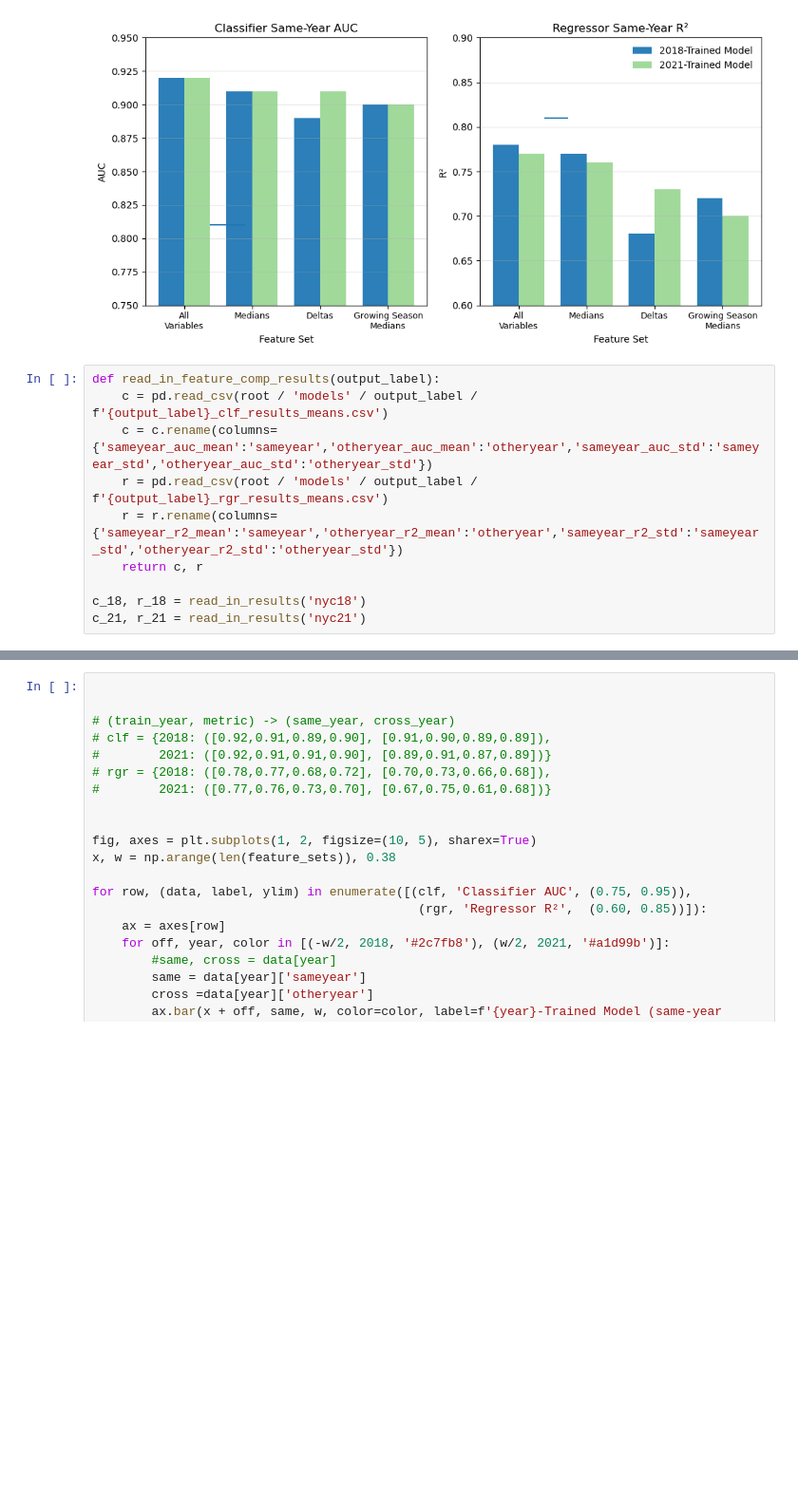
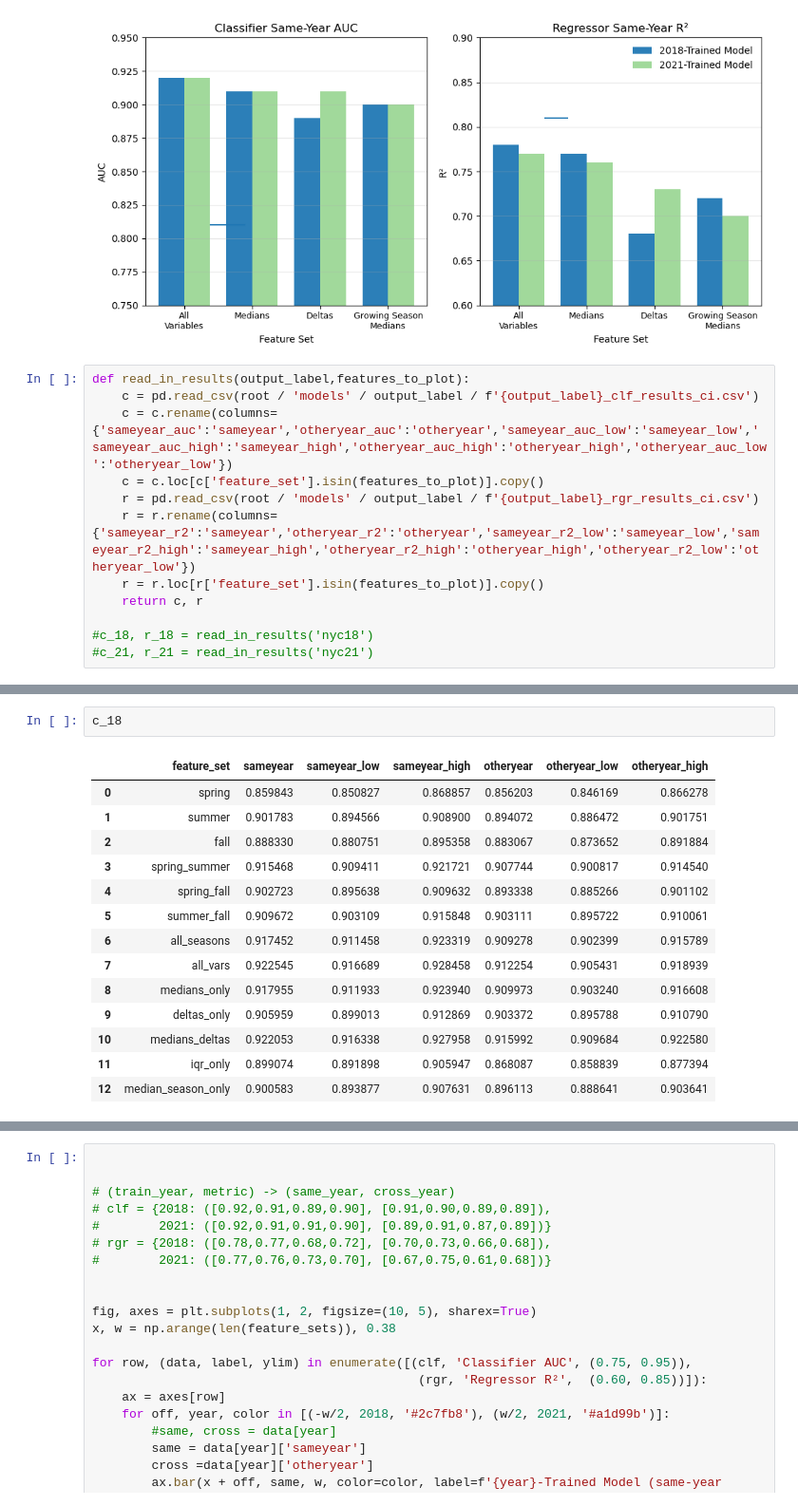
Before and after one commit to rosehanuy/nyc-tree-canopy, a Jupyter notebook: train_model_v2.ipynb, the cells around one changed output, grey strips where cells are left out. Shown at 95% size. Cells and saved outputs as stored; diff of their text form; blank space fills up the shorter version.

Commit message:
regroup feature sets for plot

```diff
--- a/train_model_v2.ipynb
+++ b/train_model_v2.ipynb
@@ -398,12 +439,14 @@ plt.tight_layout()
 # %% [output]
 [figure]
 # %%
-def read_in_feature_comp_results(output_label):
-    c = pd.read_csv(root / 'models' / output_label / f'{output_label}_clf_results_means.csv')
-    c = c.rename(columns={'sameyear_auc_mean':'sameyear','otheryear_auc_mean':'otheryear','sameyear_auc_std':'sameyear_std','otheryear_auc_std':'otheryear_std'})
-    r = pd.read_csv(root / 'models' / output_label / f'{output_label}_rgr_results_means.csv')
-    r = r.rename(columns={'sameyear_r2_mean':'sameyear','otheryear_r2_mean':'otheryear','sameyear_r2_std':'sameyear_std','otheryear_r2_std':'otheryear_std'})
+def read_in_results(output_label,features_to_plot):
+    c = pd.read_csv(root / 'models' / output_label / f'{output_label}_clf_results_ci.csv')
+    c = c.rename(columns={'sameyear_auc':'sameyear','otheryear_auc':'otheryear','sameyear_auc_low':'sameyear_low','sameyear_auc_high':'sameyear_high','otheryear_auc_high':'otheryear_high','otheryear_auc_low':'otheryear_low'})
+    c = c.loc[c['feature_set'].isin(features_to_plot)].copy()
+    r = pd.read_csv(root / 'models' / output_label / f'{output_label}_rgr_results_ci.csv')
+    r = r.rename(columns={'sameyear_r2':'sameyear','otheryear_r2':'otheryear','sameyear_r2_low':'sameyear_low','sameyear_r2_high':'sameyear_high','otheryear_r2_high':'otheryear_high','otheryear_r2_low':'otheryear_low'})
+    r = r.loc[r['feature_set'].isin(features_to_plot)].copy()
     return c, r
 
-c_18, r_18 = read_in_results('nyc18')
-c_21, r_21 = read_in_results('nyc21')
+#c_18, r_18 = read_in_results('nyc18')
+#c_21, r_21 = read_in_results('nyc21')
@@ -419 +453,18 @@ c
+# %%
+c_18
+# %% [output]
+|  | feature_set | sameyear | sameyear_low | sameyear_high | otheryear | otheryear_low | otheryear_high |
+| 0 | spring | 0.859843 | 0.850827 | 0.868857 | 0.856203 | 0.846169 | 0.866278 |
+| 1 | summer | 0.901783 | 0.894566 | 0.908900 | 0.894072 | 0.886472 | 0.901751 |
+| 2 | fall | 0.888330 | 0.880751 | 0.895358 | 0.883067 | 0.873652 | 0.891884 |
+| 3 | spring_summer | 0.915468 | 0.909411 | 0.921721 | 0.907744 | 0.900817 | 0.914540 |
+| 4 | spring_fall | 0.902723 | 0.895638 | 0.909632 | 0.893338 | 0.885266 | 0.901102 |
+| 5 | summer_fall | 0.909672 | 0.903109 | 0.915848 | 0.903111 | 0.895722 | 0.910061 |
+| 6 | all_seasons | 0.917452 | 0.911458 | 0.923319 | 0.909278 | 0.902399 | 0.915789 |
+| 7 | all_vars | 0.922545 | 0.916689 | 0.928458 | 0.912254 | 0.905431 | 0.918939 |
+| 8 | medians_only | 0.917955 | 0.911933 | 0.923940 | 0.909973 | 0.903240 | 0.916608 |
+| 9 | deltas_only | 0.905959 | 0.899013 | 0.912869 | 0.903372 | 0.895788 | 0.910790 |
+| 10 | medians_deltas | 0.922053 | 0.916338 | 0.927958 | 0.915992 | 0.909684 | 0.922580 |
+| 11 | iqr_only | 0.899074 | 0.891898 | 0.905947 | 0.868087 | 0.858839 | 0.877394 |
+| 12 | median_season_only | 0.900583 | 0.893877 | 0.907631 | 0.896113 | 0.888641 | 0.903641 |
 # %%
```
Also changed, not shown: parts of 7 cells of this notebook, 3 other files.
